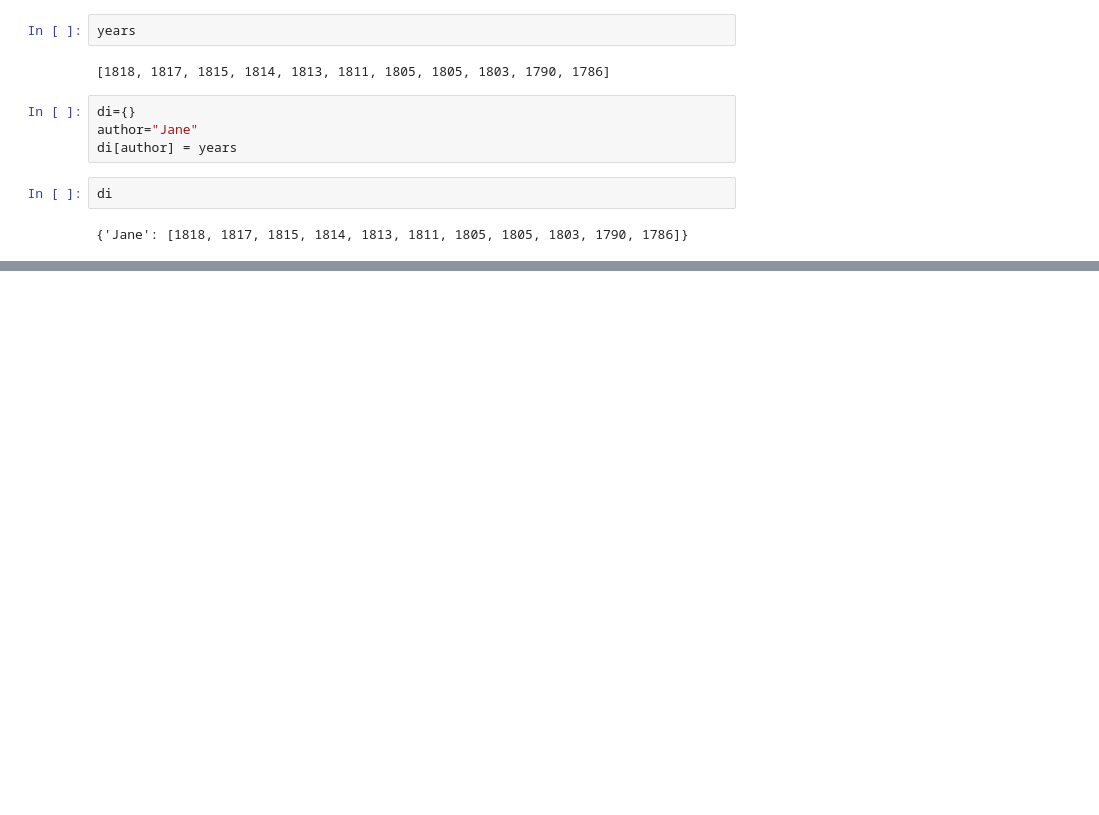
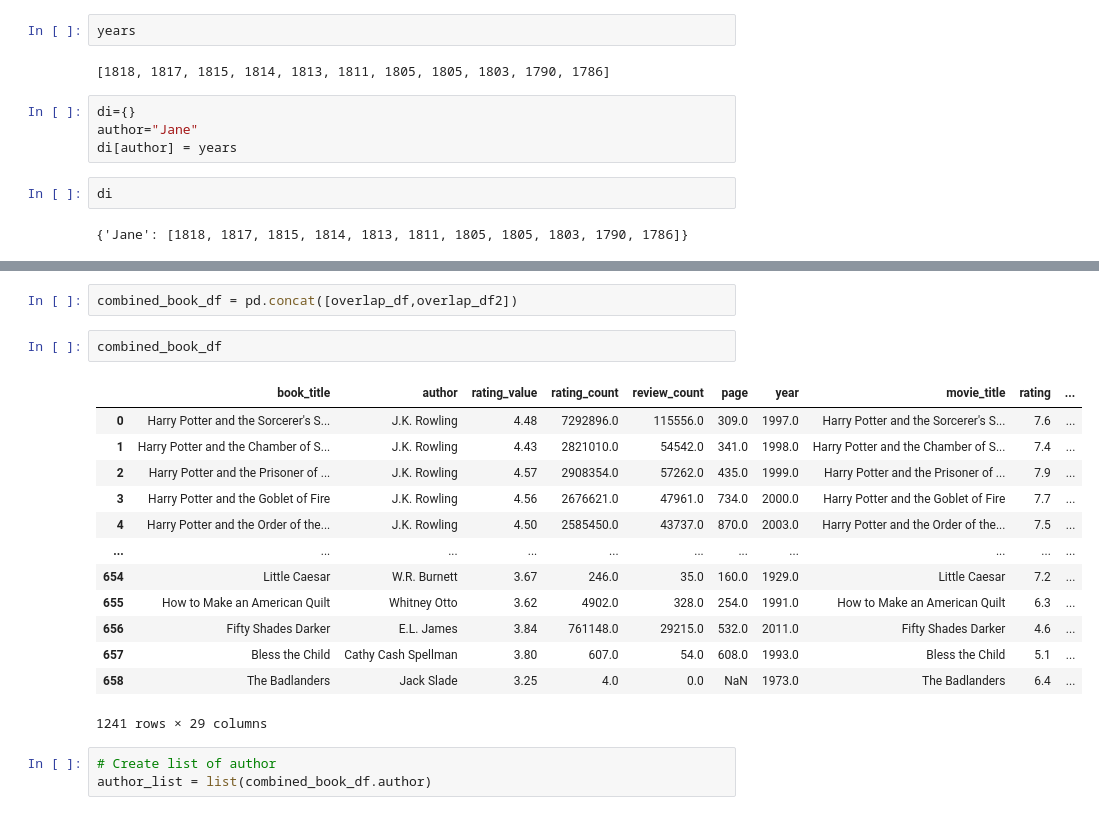
Before and after one commit to katiehuang1221/Predict-Revenue-Of-Movie-Adaptation, a Jupyter notebook: notebooks/selenium_fictiondb.ipynb, the cells around one changed output, grey strips where cells are left out. Saved outputs shown, nothing was run; the diff lists cells and outputs as text; blank space fills up the shorter version.

```diff
--- a/notebooks/selenium_fictiondb.ipynb
+++ b/notebooks/selenium_fictiondb.ipynb
@@ -94,0 +163,21 @@ di
+# %%
+combined_book_df = pd.concat([overlap_df,overlap_df2])
+# %%
+combined_book_df
+# %% [output]
+|  | book_title | author | rating_value | rating_count | review_count | page | year | movie_title | rating | ... |
+| 0 | Harry Potter and the Sorcerer's S... | J.K. Rowling | 4.48 | 7292896.0 | 115556.0 | 309.0 | 1997.0 | Harry Potter and the Sorcerer's S... | 7.6 | ... |
+| 1 | Harry Potter and the Chamber of S... | J.K. Rowling | 4.43 | 2821010.0 | 54542.0 | 341.0 | 1998.0 | Harry Potter and the Chamber of S... | 7.4 | ... |
+| 2 | Harry Potter and the Prisoner of ... | J.K. Rowling | 4.57 | 2908354.0 | 57262.0 | 435.0 | 1999.0 | Harry Potter and the Prisoner of ... | 7.9 | ... |
+| 3 | Harry Potter and the Goblet of Fire | J.K. Rowling | 4.56 | 2676621.0 | 47961.0 | 734.0 | 2000.0 | Harry Potter and the Goblet of Fire | 7.7 | ... |
+| 4 | Harry Potter and the Order of the... | J.K. Rowling | 4.50 | 2585450.0 | 43737.0 | 870.0 | 2003.0 | Harry Potter and the Order of the... | 7.5 | ... |
+| ... | ... | ... | ... | ... | ... | ... | ... | ... | ... | ... |
+| 654 | Little Caesar | W.R. Burnett | 3.67 | 246.0 | 35.0 | 160.0 | 1929.0 | Little Caesar | 7.2 | ... |
+| 655 | How to Make an American Quilt | Whitney Otto | 3.62 | 4902.0 | 328.0 | 254.0 | 1991.0 | How to Make an American Quilt | 6.3 | ... |
+| 656 | Fifty Shades Darker | E.L. James | 3.84 | 761148.0 | 29215.0 | 532.0 | 2011.0 | Fifty Shades Darker | 4.6 | ... |
+| 657 | Bless the Child | Cathy Cash Spellman | 3.80 | 607.0 | 54.0 | 608.0 | 1993.0 | Bless the Child | 5.1 | ... |
+| 658 | The Badlanders | Jack Slade | 3.25 | 4.0 | 0.0 | NaN | 1973.0 | The Badlanders | 6.4 | ... |
+1241 rows × 29 columns
+# %%
+# Create list of author
+author_list = list(combined_book_df.author)
```
Also changed, not shown: parts of 17 cells of this notebook.
